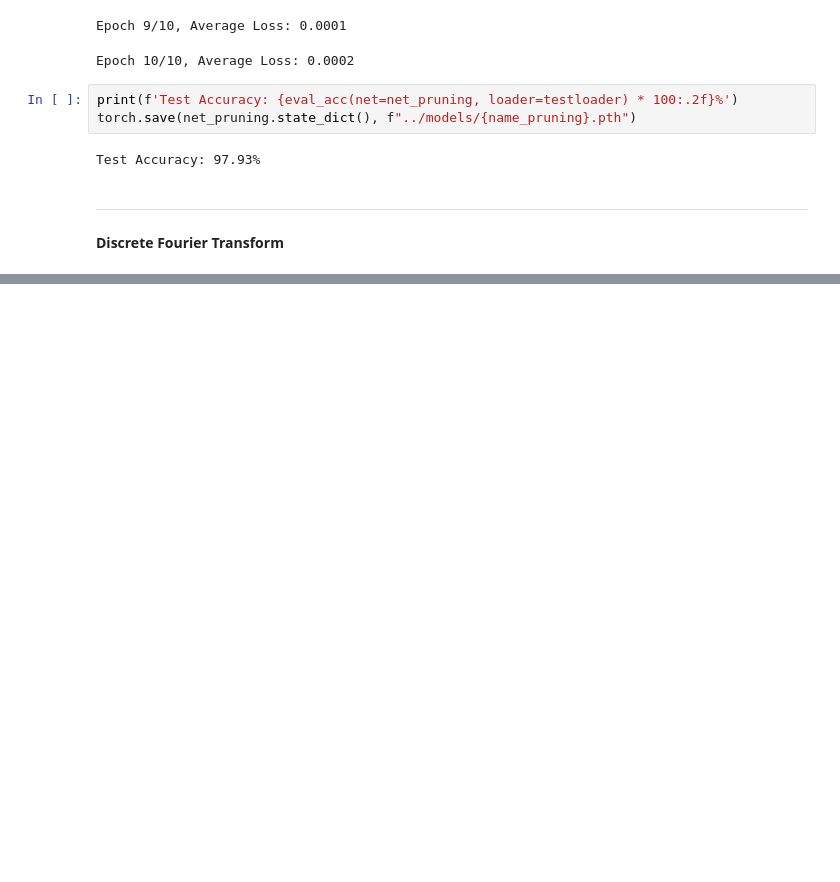
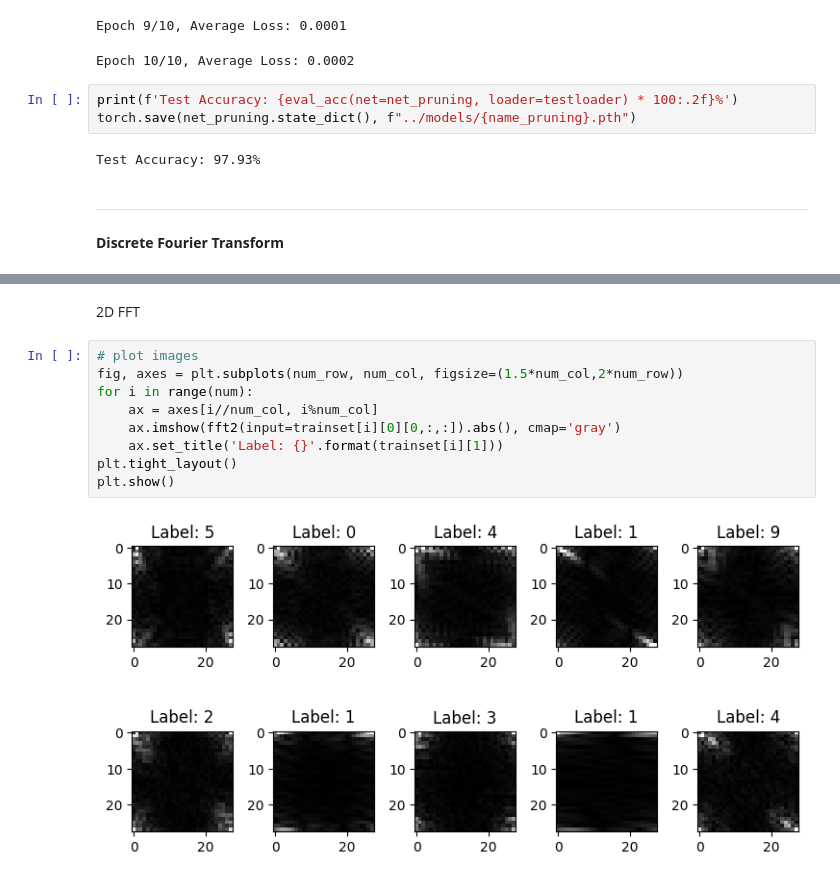
Before and after one commit to stach/mnist-pruning, a Jupyter notebook: src/train_mnist_prune.ipynb, the cells around one changed output, grey strips where cells are left out. Saved outputs shown, nothing was run; the diff lists cells and outputs as text; blank space fills up the shorter version.

```diff
--- a/src/train_mnist_prune.ipynb
+++ b/src/train_mnist_prune.ipynb
@@ -360,0 +334,13 @@ tensor([[[[ 95.6847,  33.9431,  47.4507,  ...,  85.2217,  47.4507,  33.9431],
+# %% [markdown]
+2D FFT
+# %%
+# plot images
+fig, axes = plt.subplots(num_row, num_col, figsize=(1.5*num_col,2*num_row))
+for i in range(num):
+    ax = axes[i//num_col, i%num_col]
+    ax.imshow(fft2(input=trainset[i][0][0,:,:]).abs(), cmap='gray')
+    ax.set_title('Label: {}'.format(trainset[i][1]))
+plt.tight_layout()
+plt.show()
+# %% [output]
+[figure, added]
```
Also changed, not shown: parts of 12 cells of this notebook.
